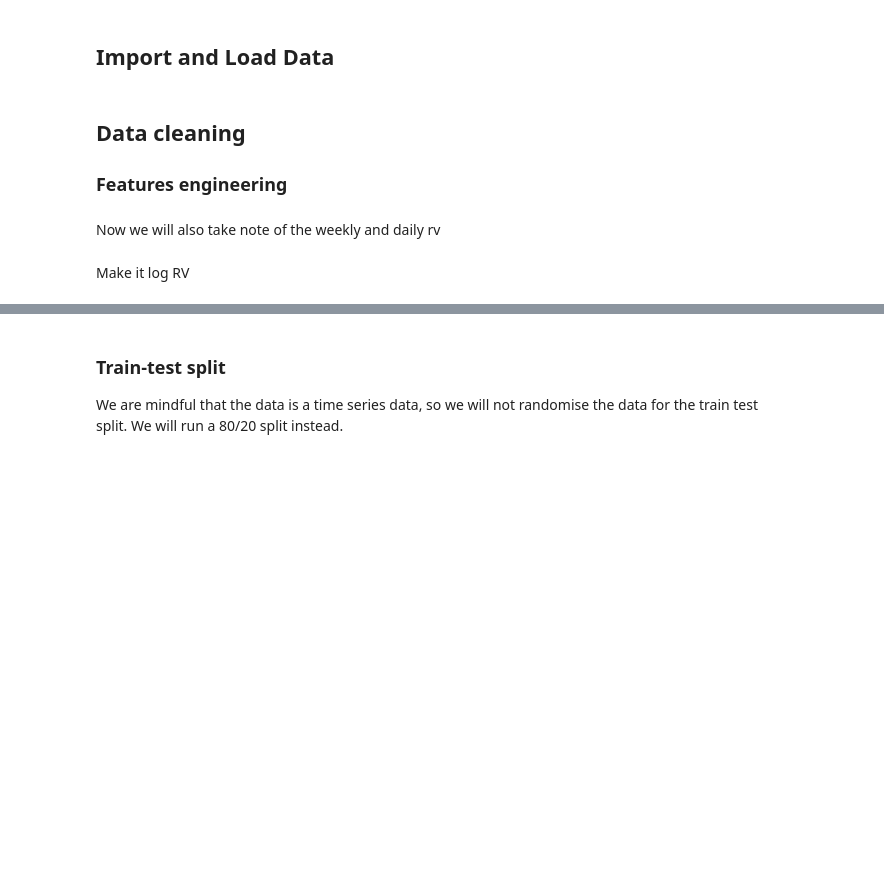
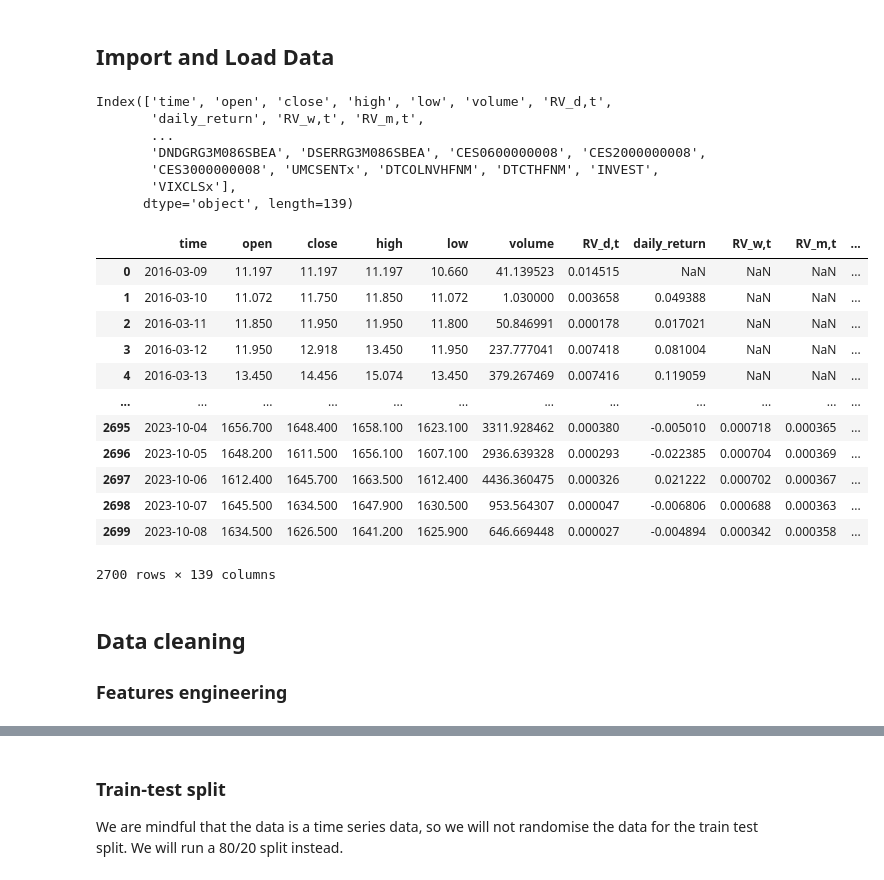
Before and after one commit to zhyoung17/crypto-rv-forecast, a Jupyter notebook: notebooks/models/rf_har.ipynb, the cells around one changed output, grey strips where cells are left out. Drawn from its saved outputs; the diff is of its cells as text; code cells hidden in the pictures; blank space fills up the shorter version.

```diff
--- a/notebooks/models/rf_har.ipynb
+++ b/notebooks/models/rf_har.ipynb
@@ -3,14 +3,38 @@
 # %%
 import pandas as pd
 import numpy as np
 from sklearn.ensemble import RandomForestRegressor
 import statsmodels.api as sm
 import matplotlib.pyplot as plt
 
-data = pd.read_csv("../../data/ethusd_group_project.csv",parse_dates=['time'], index_col='time')
-data = data.dropna()
+# Load the merged and clean dataset
+data = pd.read_csv("../../data/ethusd_group_project.csv", parse_dates=['time'])
+
+# Print col
+print(data.columns)
+
+data
+# %% [output]
+Index(['time', 'open', 'close', 'high', 'low', 'volume', 'RV_d,t',
+       'daily_return', 'RV_w,t', 'RV_m,t',
+       ...
+       'DNDGRG3M086SBEA', 'DSERRG3M086SBEA', 'CES0600000008', 'CES2000000008',
+       'CES3000000008', 'UMCSENTx', 'DTCOLNVHFNM', 'DTCTHFNM', 'INVEST',
+       'VIXCLSx'],
+      dtype='object', length=139)
+|  | time | open | close | high | low | volume | RV_d,t | daily_return | RV_w,t | RV_m,t | ... |
+| 0 | 2016-03-09 | 11.197 | 11.197 | 11.197 | 10.660 | 41.139523 | 0.014515 | NaN | NaN | NaN | ... |
+| 1 | 2016-03-10 | 11.072 | 11.750 | 11.850 | 11.072 | 1.030000 | 0.003658 | 0.049388 | NaN | NaN | ... |
+| 2 | 2016-03-11 | 11.850 | 11.950 | 11.950 | 11.800 | 50.846991 | 0.000178 | 0.017021 | NaN | NaN | ... |
+| 3 | 2016-03-12 | 11.950 | 12.918 | 13.450 | 11.950 | 237.777041 | 0.007418 | 0.081004 | NaN | NaN | ... |
+| 4 | 2016-03-13 | 13.450 | 14.456 | 15.074 | 13.450 | 379.267469 | 0.007416 | 0.119059 | NaN | NaN | ... |
+| ... | ... | ... | ... | ... | ... | ... | ... | ... | ... | ... | ... |
+| 2695 | 2023-10-04 | 1656.700 | 1648.400 | 1658.100 | 1623.100 | 3311.928462 | 0.000380 | -0.005010 | 0.000718 | 0.000365 | ... |
+| 2696 | 2023-10-05 | 1648.200 | 1611.500 | 1656.100 | 1607.100 | 2936.639328 | 0.000293 | -0.022385 | 0.000704 | 0.000369 | ... |
+| 2697 | 2023-10-06 | 1612.400 | 1645.700 | 1663.500 | 1612.400 | 4436.360475 | 0.000326 | 0.021222 | 0.000702 | 0.000367 | ... |
+| 2698 | 2023-10-07 | 1645.500 | 1634.500 | 1647.900 | 1630.500 | 953.564307 | 0.000047 | -0.006806 | 0.000688 | 0.000363 | ... |
+| 2699 | 2023-10-08 | 1634.500 | 1626.500 | 1641.200 | 1625.900 | 646.669448 | 0.000027 | -0.004894 | 0.000342 | 0.000358 | ... |
+2700 rows × 139 columns
 # %% [markdown]
 ## Data cleaning
 ### Features engineering
-# %% [markdown]
-Now we will also take note of the weekly and daily rv
@@ -21,2 +40,0 @@ monthly_rv = daily_rv.resample('ME').mean()
-# %% [markdown]
-Make it log RV
```
Also changed, not shown: parts of 19 cells of this notebook, 4 other files.
